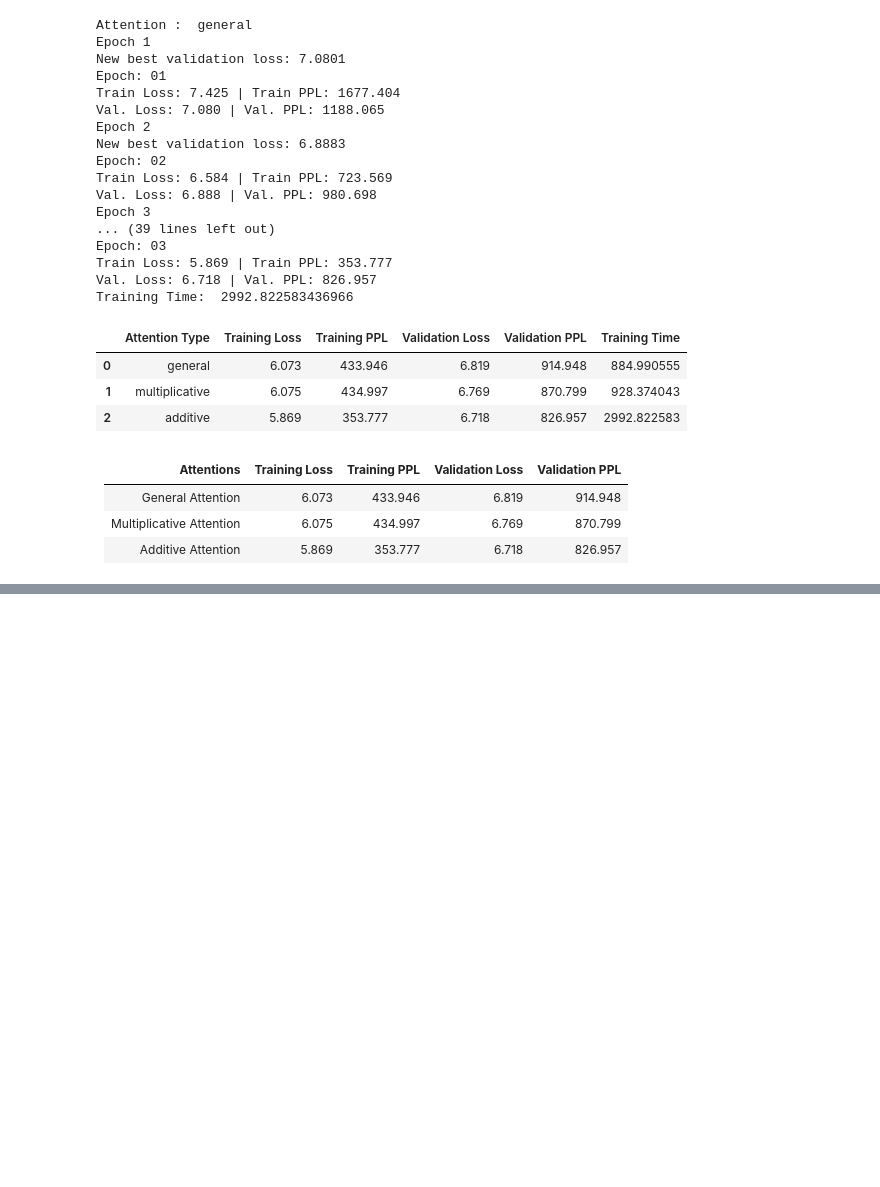
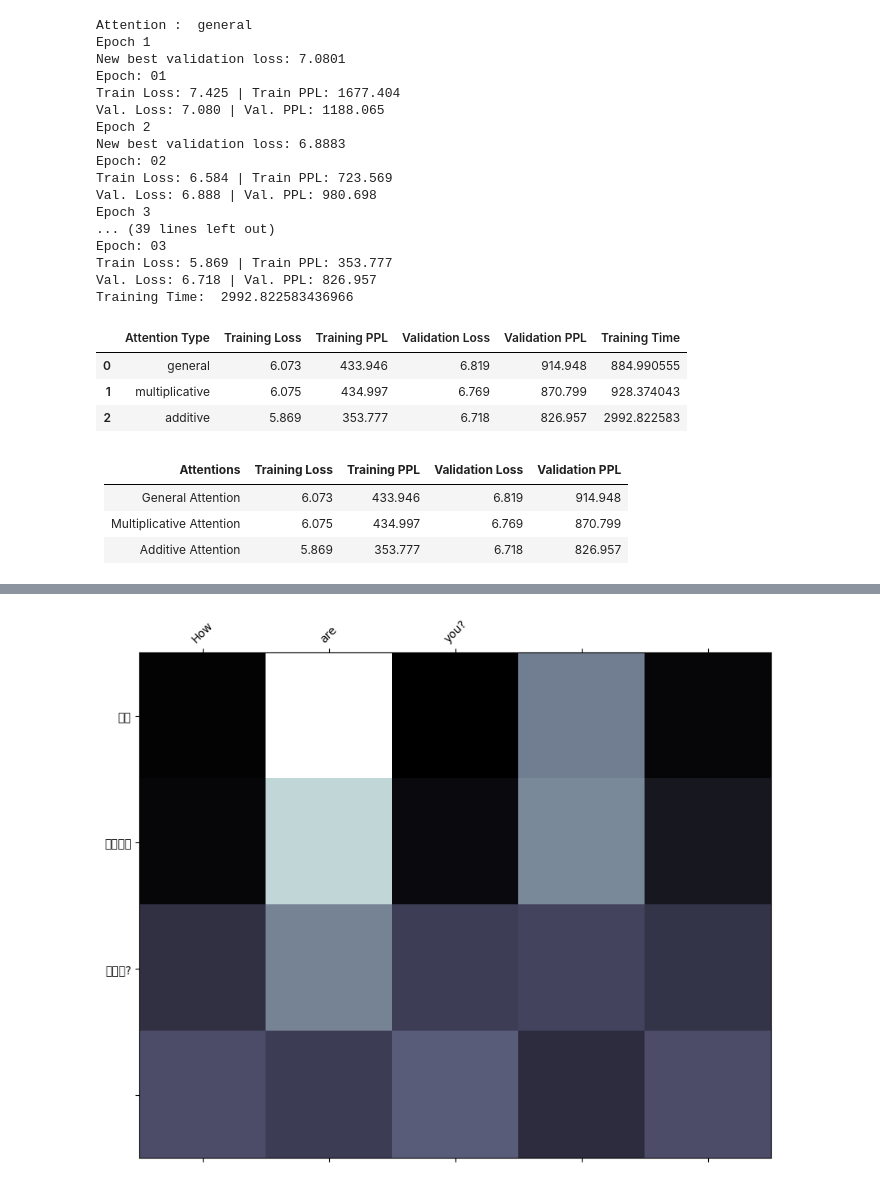
Before and after one commit to Suryansh2204/AIT-NLP-Assignment3, a Jupyter notebook: notebook/MT + Transformer.ipynb, the cells around one changed output, grey strips where cells are left out. Saved outputs shown, nothing was run; the diff lists cells and outputs as text; code cells hidden in the pictures; blank space fills up the shorter version.

```diff
--- a/notebook/MT + Transformer.ipynb
+++ b/notebook/MT + Transformer.ipynb
@@ -709,0 +815,7 @@ results_df
+# %%
+with open('../app/server/models/model-multiplicative.pkl', 'rb') as f:
+    loaded_model = pickle.load(f)
+# %%
+show_attention(loaded_model)
+# %% [output]
+[figure, added]
```
Also changed, not shown: parts of 13 cells of this notebook.
